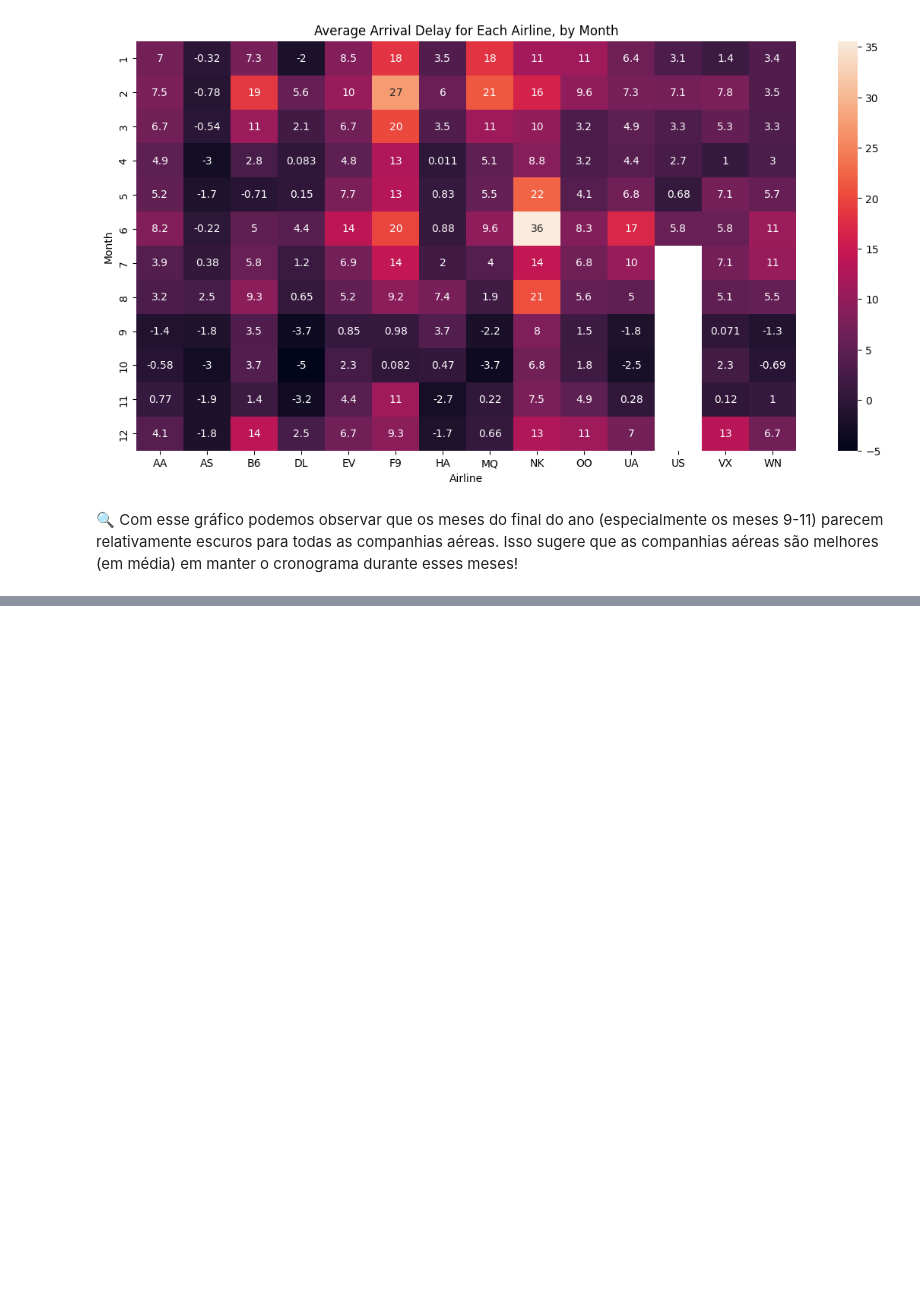
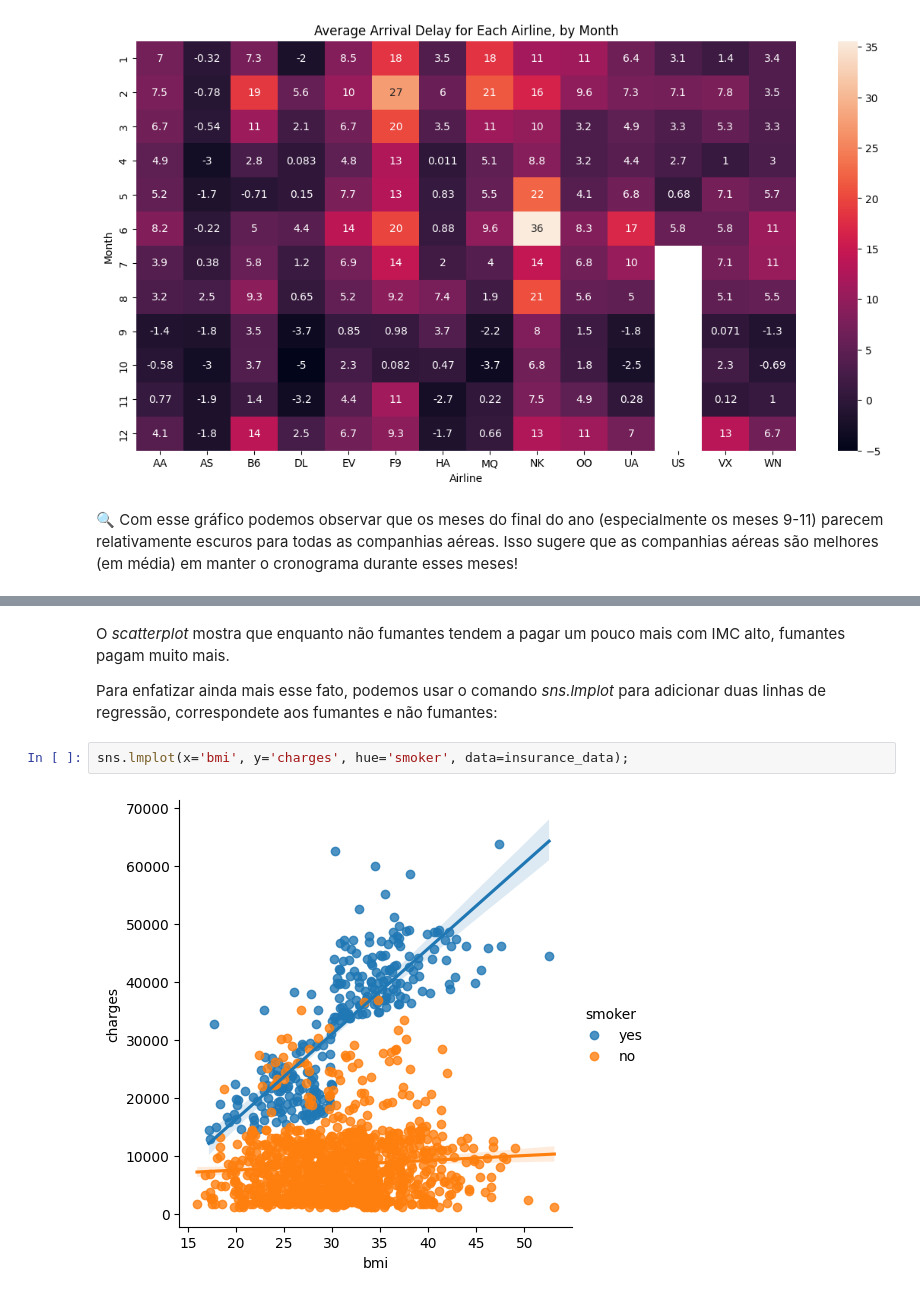
Before and after one commit to kawakami01/kaggle-courses, a Jupyter notebook: Data Visualization Course/kaggle-data-visualization-course.ipynb, the cells around one changed output, grey strips where cells are left out. Drawn from its saved outputs; the diff is of its cells as text; blank space fills up the shorter version.

```diff
--- a/Data Visualization Course/kaggle-data-visualization-course.ipynb
+++ b/Data Visualization Course/kaggle-data-visualization-course.ipynb
@@ -174,0 +238,8 @@ plt.xlabel('Airline');
+# %% [markdown]
+O *scatterplot* mostra que enquanto não fumantes tendem a pagar um pouco mais com IMC alto, fumantes pagam muito mais.
+
+Para enfatizar ainda mais esse fato, podemos usar o comando *sns.lmplot* para adicionar duas linhas de regressão, correspondete aos fumantes e não fumantes:
+# %%
+sns.lmplot(x='bmi', y='charges', hue='smoker', data=insurance_data);
+# %% [output]
+[figure, added]
```
Also changed, not shown: parts of 18 cells of this notebook, 2 other files.
